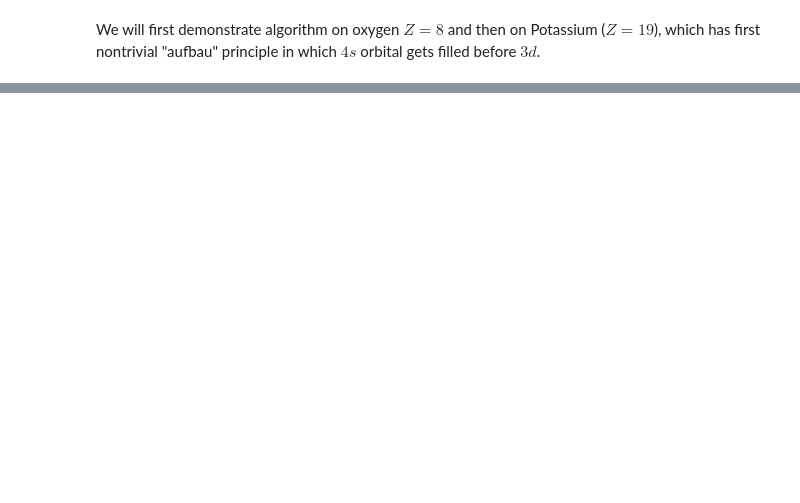
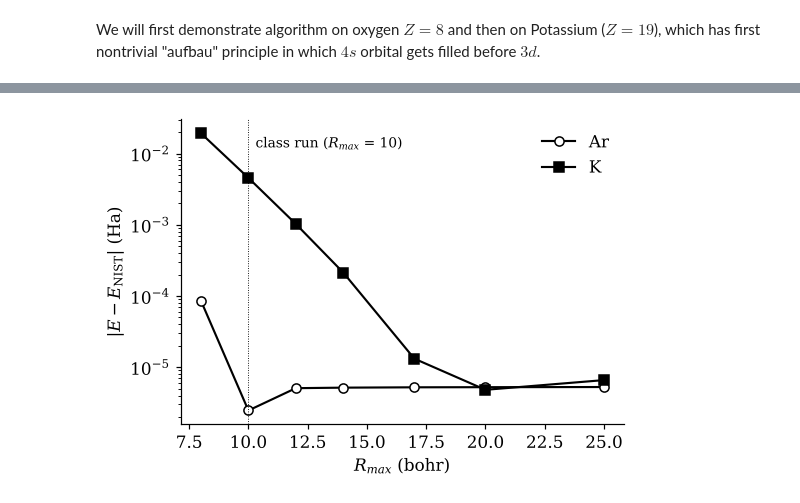
Before and after one commit to yw-choi/yw-choi.github.io, a Jupyter notebook: static/PHY4008/notebooks/06_atom_dft.ipynb, the cells around one changed output, grey strips where cells are left out. Drawn from its saved outputs; the diff is of its cells as text; code cells hidden in the pictures; blank space fills up the shorter version.

```diff
--- a/static/PHY4008/notebooks/06_atom_dft.ipynb
+++ b/static/PHY4008/notebooks/06_atom_dft.ipynb
@@ -678,0 +696,13 @@ Iteration 30 Etot[Ry]= -1196.39207063201 Etot[Hartree]= -598.196035316005 Diff=
+# %%
+import time
+from scipy.interpolate import CubicSpline
+from scipy.special import eval_legendre
+
+plt.rcParams.update({
+    'font.family': 'serif', 'mathtext.fontset': 'dejavuserif', 'font.size': 11,
+    'axes.linewidth': 0.8, 'lines.linewidth': 1.4,
+    'axes.spines.top': False, 'axes.spines.right': False,
+    'xtick.direction': 'out', 'ytick.direction': 'out',
+    'legend.frameon': False, 'figure.dpi': 110,
+})
+Ha_eV = 27.211386
@@ -678,0 +1022,20 @@ Iteration 30 Etot[Ry]= -1196.39207063201 Etot[Hartree]= -598.196035316005 Diff=
+# %%
+Rmax_list = [8, 10, 12, 14, 17, 20, 25]
+h = 20/2**14                                   # keep the grid spacing fixed
+dE = {'Ar': [], 'K': []}
+for Rm in Rmax_list:
+    for s, Z in [('Ar', 18), ('K', 19)]:
+        a = lda_atom(Z, CONFIG[s], Rmax=Rm, N=int(round(Rm/h)) + 1)
+        dE[s].append(a['Etot'] - E_NIST[s])
+
+fig, ax = plt.subplots(figsize=(5.2, 3.6))
+ax.semilogy(Rmax_list, np.abs(dE['Ar']), 'o-', color='k', mfc='white', label='Ar')
+ax.semilogy(Rmax_list, np.abs(dE['K']), 's-', color='k', label='K')
+ax.axvline(10, color='k', lw=0.6, ls=':')
+ax.text(10.3, 1.2e-2, r'class run ($R_{max}$ = 10)', fontsize=9)
+ax.set_xlabel(r'$R_{max}$ (bohr)')
+ax.set_ylabel(r'$|E - E_{\rm NIST}|$ (Ha)')
+ax.legend()
+plt.show()
+# %% [output]
+[figure, added]
```
Also changed, not shown: parts of 35 cells of this notebook, 3 other files.
